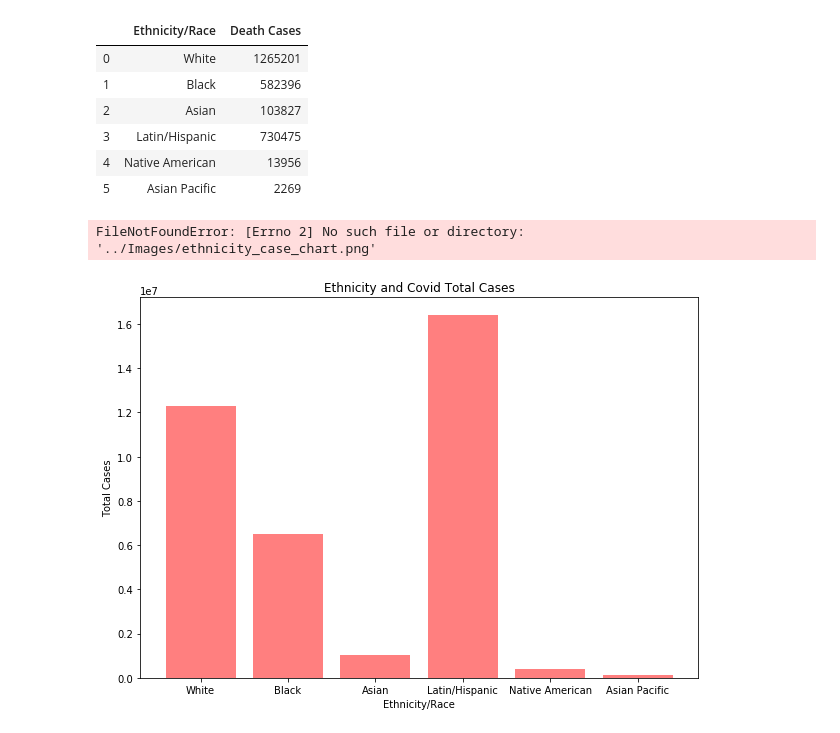
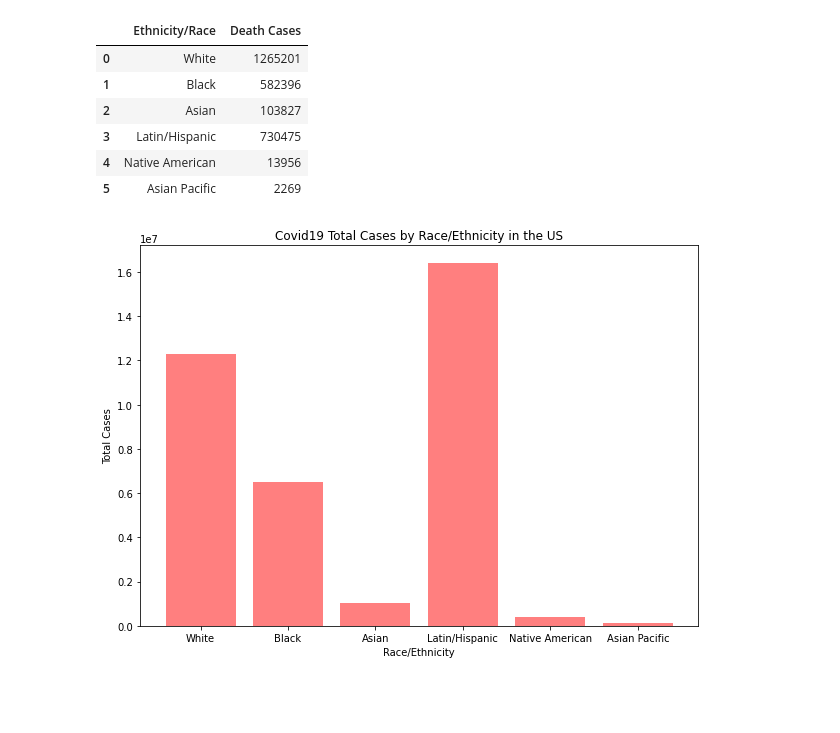
Before and after one commit to allychau/medaquad, a Jupyter notebook: Ethnicity_Race_US/code/ethnicity_race.ipynb, the cells around one changed output. Saved outputs shown, nothing was run; the diff lists cells and outputs as text; code cells hidden in the pictures; blank space fills up the shorter version.

```diff
--- a/Ethnicity_Race_US/code/ethnicity_race.ipynb
+++ b/Ethnicity_Race_US/code/ethnicity_race.ipynb
@@ -197,19 +197,18 @@ ethn_death_summary
 # %%
 x_axis = np.arange(len(ethn_case_summary))
 plt.figure(figsize=(10,7))
 plt.bar(x_axis, ethn_case_summary["Cases"], color='r',alpha=0.5, align="center")
 tick_locations = [value for value in x_axis]
 plt.xticks(tick_locations,ethn_case_summary["Ethnicity/Race"])
 # Give our chart some labels and a tile
-plt.title("Ethnicity and Covid Total Cases")
-plt.xlabel("Ethnicity/Race")
+plt.title("Covid19 Total Cases by Race/Ethnicity in the US")
+plt.xlabel("Race/Ethnicity")
 plt.ylabel("Total Cases")
-#plt.xlim(-0.75, len(x_axis)-0.25)
+
 plt.savefig("../Images/ethnicity_case_chart.png")
 plt.show()
 # %% [output]
-FileNotFoundError: [Errno 2] No such file or directory: '../Images/ethnicity_case_chart.png'
-[figure, old version]
+[figure, new version]
 # %%
 x_axis = np.arange(len(ethn_death_summary))
 plt.figure(figsize=(10,7))
```
Also changed, not shown: parts of 19 cells of this notebook.
